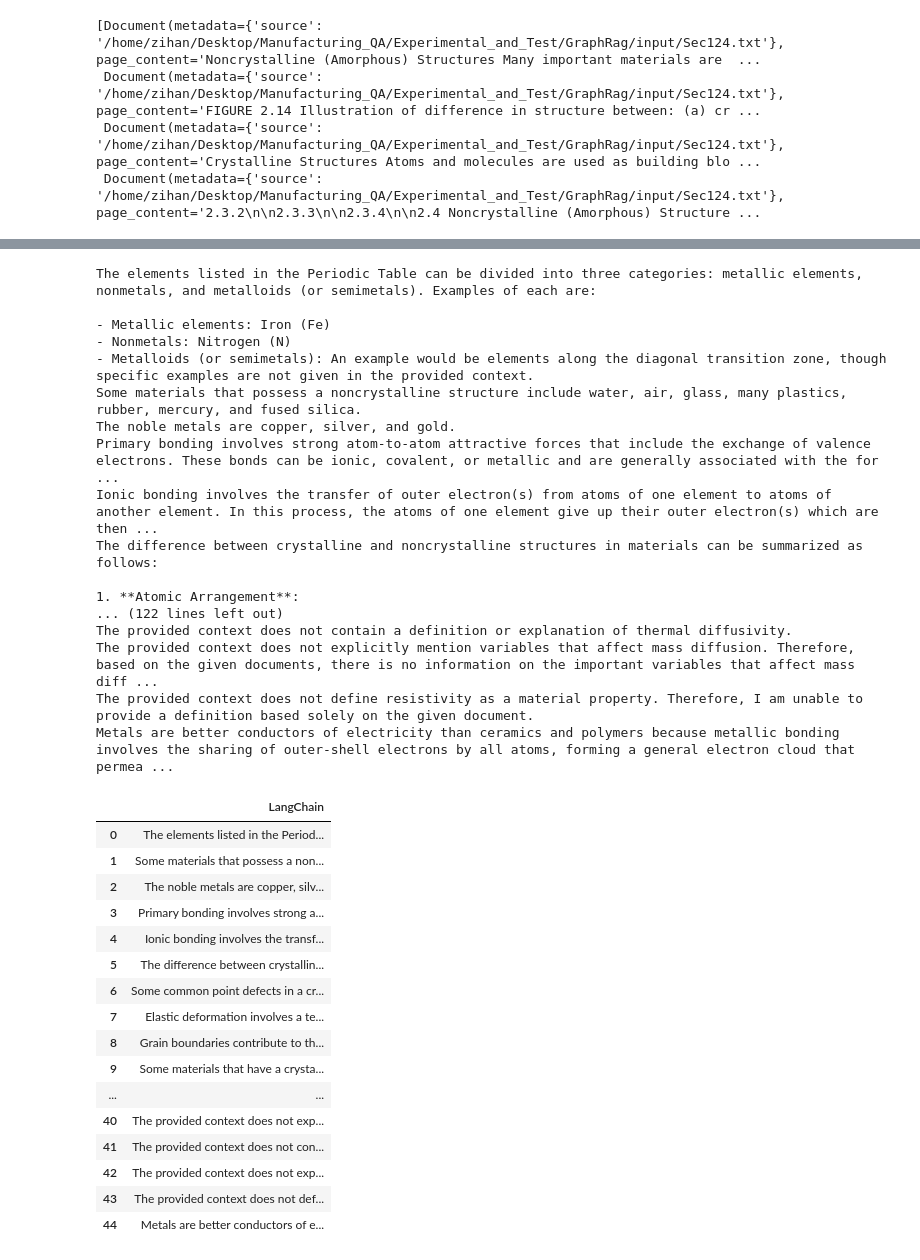
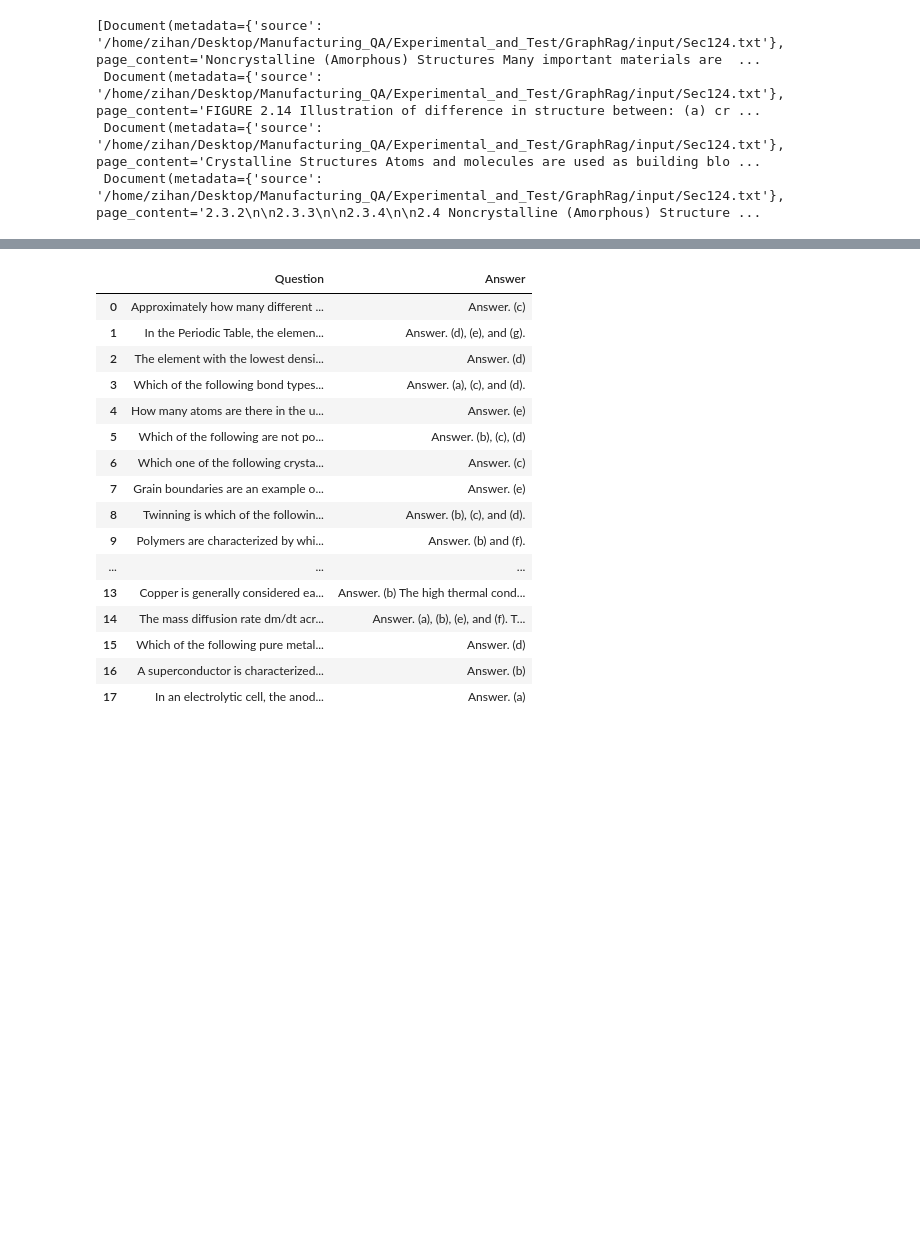
Before and after one commit to Zdong104/ManufacturtingQA, a Jupyter notebook: Experimental_and_Test/NaiveRag/langchain.ipynb, the cells around one changed output, grey strips where cells are left out. Drawn from its saved outputs; the diff is of its cells as text; code cells hidden in the pictures; blank space fills up the shorter version.

```diff
--- a/Experimental_and_Test/NaiveRag/langchain.ipynb
+++ b/Experimental_and_Test/NaiveRag/langchain.ipynb
@@ -163,52 +179,27 @@ Manufacturing can be defined in two ways: technologically and economically.
 # %%
 import pandas as pd
 
 # Define the file path
-csv_file_path = '/home/zihan/Desktop/Manufacturing_QA/Experimental_and_Test/GraphRag/TestResult.csv'
+csv_file_path = '/home/zihan/Desktop/Manufacturing_QA/Test/ch24MCQ.csv'
 
 # Read the CSV file into a DataFrame
 df = pd.read_csv(csv_file_path)
-questions = df['Question'].tolist()
-results = []
-for question in questions:
-    result = rag_chain.invoke({"question": question})
-    print(result)
-    results.append(result)
-
-Outputs_df = pd.DataFrame(results, columns=['LangChain'])
-Outputs_df
+df
 # %% [output]
-The elements listed in the Periodic Table can be divided into three categories: metallic elements, nonmetals, and metalloids (or semimetals). Examples of each are:
-
-- Metallic elements: Iron (Fe)
-- Nonmetals: Nitrogen (N)
-- Metalloids (or semimetals): An example would be elements along the diagonal transition zone, though specific examples are not given in the provided context.
-Some materials that possess a noncrystalline structure include water, air, glass, many plastics, rubber, mercury, and fused silica.
-The noble metals are copper, silver, and gold.
-Primary bonding involves strong atom-to-atom attractive forces that include the exchange of valence electrons. These bonds can be ionic, covalent, or metallic and are generally associated with the for ...
-Ionic bonding involves the transfer of outer electron(s) from atoms of one element to atoms of another element. In this process, the atoms of one element give up their outer electron(s) which are then ...
-The difference between crystalline and noncrystalline structures in materials can be summarized as follows:
-
-1. **Atomic Arrangement**:
-... (122 lines left out)
-The provided context does not contain a definition or explanation of thermal diffusivity.
-The provided context does not explicitly mention variables that affect mass diffusion. Therefore, based on the given documents, there is no information on the important variables that affect mass diff ...
-The provided context does not define resistivity as a material property. Therefore, I am unable to provide a definition based solely on the given document.
-Metals are better conductors of electricity than ceramics and polymers because metallic bonding involves the sharing of outer-shell electrons by all atoms, forming a general electron cloud that permea ...
-|  | LangChain |
-| 0 | The elements listed in the Period... |
-| 1 | Some materials that possess a non... |
-| 2 | The noble metals are copper, silv... |
-| 3 | Primary bonding involves strong a... |
-| 4 | Ionic bonding involves the transf... |
-| 5 | The difference between crystallin... |
-| 6 | Some common point defects in a cr... |
-| 7 | Elastic deformation involves a te... |
-| 8 | Grain boundaries contribute to th... |
-| 9 | Some materials that have a crysta... |
-| ... | ... |
-| 40 | The provided context does not exp... |
-| 41 | The provided context does not con... |
-| 42 | The provided context does not exp... |
-| 43 | The provided context does not def... |
-| 44 | Metals are better conductors of e... |
+|  | Question | Answer |
+| 0 | Approximately how many different ... | Answer. (c) |
+| 1 | In the Periodic Table, the elemen... | Answer. (d), (e), and (g). |
+| 2 | The element with the lowest densi... | Answer. (d) |
+| 3 | Which of the following bond types... | Answer. (a), (c), and (d). |
+| 4 | How many atoms are there in the u... | Answer. (e) |
+| 5 | Which of the following are not po... | Answer. (b), (c), (d) |
+| 6 | Which one of the following crysta... | Answer. (c) |
+| 7 | Grain boundaries are an example o... | Answer. (e) |
+| 8 | Twinning is which of the followin... | Answer. (b), (c), and (d). |
+| 9 | Polymers are characterized by whi... | Answer. (b) and (f). |
+| ... | ... | ... |
+| 13 | Copper is generally considered ea... | Answer. (b) The high thermal cond... |
+| 14 | The mass diffusion rate dm/dt acr... | Answer. (a), (b), (e), and (f). T... |
+| 15 | Which of the following pure metal... | Answer. (d) |
+| 16 | A superconductor is characterized... | Answer. (b) |
+| 17 | In an electrolytic cell, the anod... | Answer. (a) |
```
Also changed, not shown: parts of 11 cells of this notebook, 14 other files.
